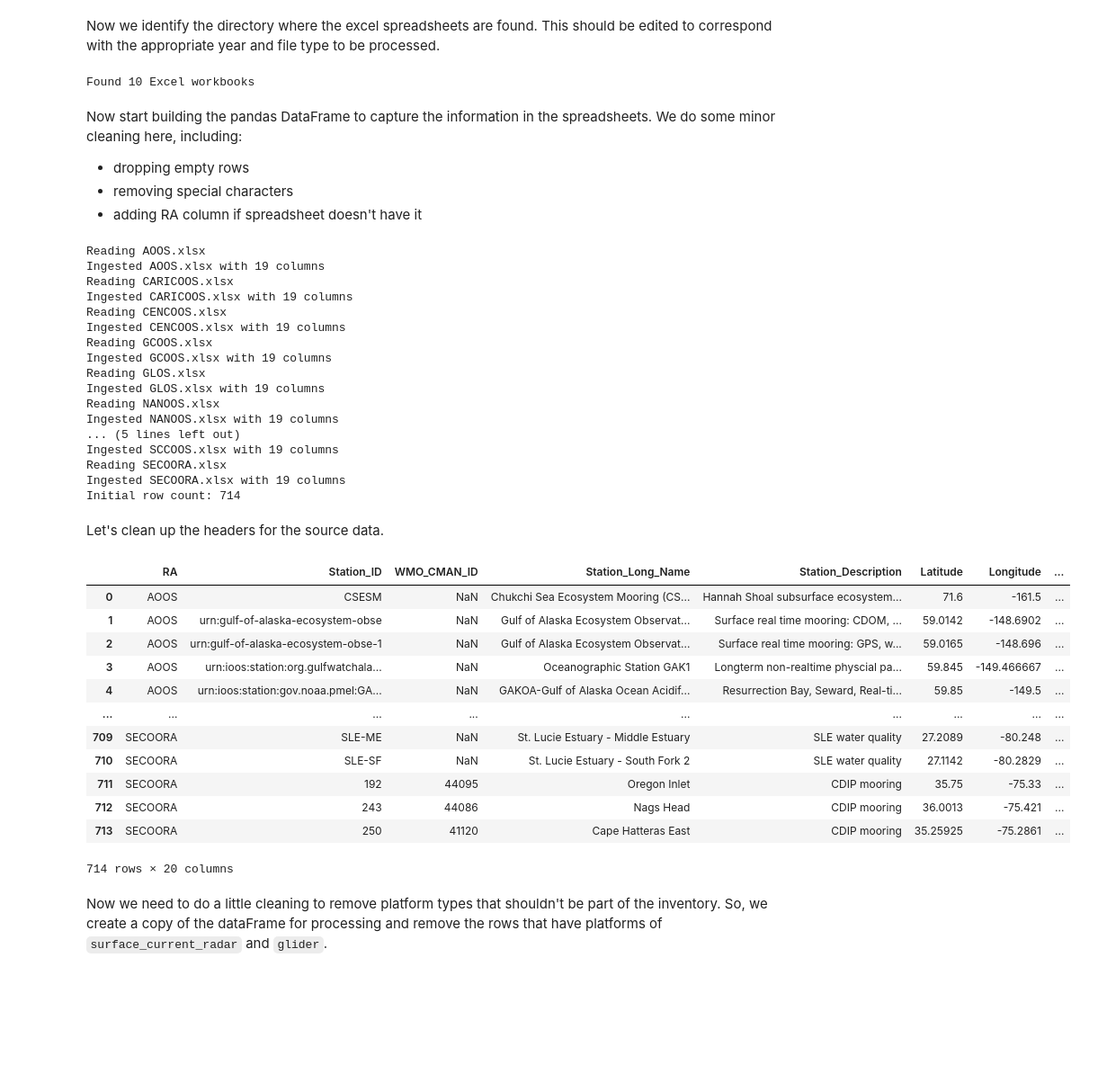
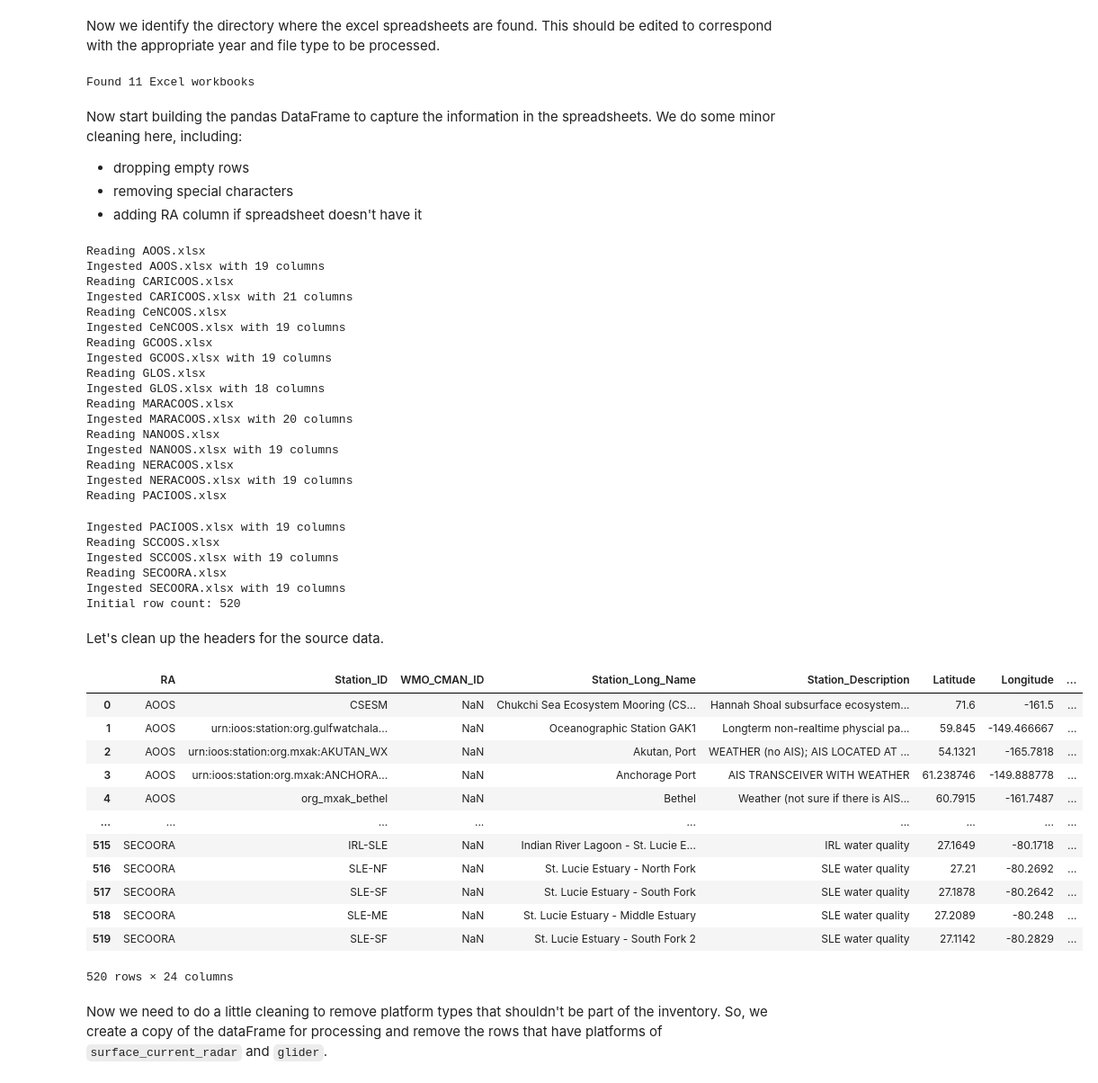
Before and after one commit to ioos/ioos-asset-inventory, a Jupyter notebook: inventory_creation.ipynb, the cells around one changed output. Shown at 90% size. Drawn from its saved outputs; the diff is of its cells as text; code cells hidden in the pictures; blank space fills up the shorter version.

```diff
--- a/inventory_creation.ipynb
+++ b/inventory_creation.ipynb
@@ -16,7 +16,7 @@ fiona.drvsupport.supported_drivers['LIBKML'] = 'rw'
 # %% [markdown]
 Now we identify the directory where the excel spreadsheets are found. This should be edited to correspond with the appropriate year and file type to be processed.
 # %%
-year = '2022'
+year = '2021'
 dir = year+'/data/processed/'
 all_files = os.listdir(dir)
 
@@ -26,7 +26,7 @@ files = [i for i in all_files if not regex.match(i)]
 
 print('Found %i Excel workbooks' % len(files))
 # %% [output]
-Found 10 Excel workbooks
+Found 11 Excel workbooks
 # %% [markdown]
 Now start building the pandas DataFrame to capture the information in the spreadsheets. We do some minor cleaning here, including:
  * dropping empty rows
@@ -73,60 +73,66 @@ print('Initial row count: %i' % df_raw.shape[0])
 Reading AOOS.xlsx
 Ingested AOOS.xlsx with 19 columns
 Reading CARICOOS.xlsx
-Ingested CARICOOS.xlsx with 19 columns
-Reading CENCOOS.xlsx
-Ingested CENCOOS.xlsx with 19 columns
+Ingested CARICOOS.xlsx with 21 columns
+Reading CeNCOOS.xlsx
+Ingested CeNCOOS.xlsx with 19 columns
 Reading GCOOS.xlsx
 Ingested GCOOS.xlsx with 19 columns
 Reading GLOS.xlsx
-Ingested GLOS.xlsx with 19 columns
+Ingested GLOS.xlsx with 18 columns
+Reading MARACOOS.xlsx
+Ingested MARACOOS.xlsx with 20 columns
 Reading NANOOS.xlsx
 Ingested NANOOS.xlsx with 19 columns
-... (5 lines left out)
-Ingested SCCOOS.xlsx with 19 columns
-Reading SECOORA.xlsx
-Ingested SECOORA.xlsx with 19 columns
-Initial row count: 714
+Reading NERACOOS.xlsx
+Ingested NERACOOS.xlsx with 19 columns
+Reading PACIOOS.xlsx
+Ingested PACIOOS.xlsx with 19 columns
+Reading SCCOOS.xlsx
+Ingested SCCOOS.xlsx with 19 columns
+Reading SECOORA.xlsx
+Ingested SECOORA.xlsx with 19 columns
+Initial row count: 520
-# %% [markdown]
-Let's clean up the headers for the source data.
+# %% [markdown]
+Let's clean up the headers for the source data.
 # %%
 columns = {
        'Station ID': 'Station_ID',
        'WMO ID or NWS/CMAN ID': 'WMO_CMAN_ID',
        'Station Long Name': 'Station_Long_Name',
        'Station Description': 'Station_Description',
        'Latitude (dec deg)': 'Latitude',
        'Longitude (dec deg)': 'Longitude',
        'Platform Type': 'Platform_Type',
        'Station Deployment (mm/yyyy, yyyy, < 5 yr, > 5 yr)': 'Station_Deployment',
        'Currently Operational? (Y, N, O, U)': 'Currently_Operational',
-       'Platform Funder/Sponsor': 'Plaform_Funder',
+       'Platform Funder/Sponsor': 'Platform_Funder',
        'RA Funding Involvement (Yf, Yp, N)':'RA_Funded',
-       'Platform Operator/Owner': 'Patform_Operator',
+       'Platform Operator/Owner': 'Platform_Operator',
        'Operator Sector': 'Operator_Sector',
        'Platform Maintainer': 'Platform_Maintainer',
        'Data Manager':'Data_Manager',
        'Variable Names + water column depth of measurement in meters [CF_name (# m, # m) or CF_name (mult) or CF_name (# depths)].': 'Variable_Names',
        'Additional notes': 'Additional_notes',
 }
 
 df_raw.rename(columns=columns, inplace=True)
 
 df_raw
 # %% [output]
 |  | RA | Station_ID | WMO_CMAN_ID | Station_Long_Name | Station_Description | Latitude | Longitude | ... |
 | 0 | AOOS | CSESM | NaN | Chukchi Sea Ecosystem Mooring (CS... | Hannah Shoal subsurface ecosystem... | 71.6 | -161.5 | ... |
-| 1 | AOOS | urn:gulf-of-alaska-ecosystem-obse | NaN | Gulf of Alaska Ecosystem Observat... | Surface real time mooring: CDOM, ... | 59.0142 | -148.6902 | ... |
-| 2 | AOOS | urn:gulf-of-alaska-ecosystem-obse-1 | NaN | Gulf of Alaska Ecosystem Observat... | Surface real time mooring: GPS, w... | 59.0165 | -148.696 | ... |
-| 3 | AOOS | urn:ioos:station:org.gulfwatchala... | NaN | Oceanographic Station GAK1 | Longterm non-realtime physcial pa... | 59.845 | -149.466667 | ... |
-| 4 | AOOS | urn:ioos:station:gov.noaa.pmel:GA... | NaN | GAKOA-Gulf of Alaska Ocean Acidif... | Resurrection Bay, Seward, Real-ti... | 59.85 | -149.5 | ... |
+| 1 | AOOS | urn:ioos:station:org.gulfwatchala... | NaN | Oceanographic Station GAK1 | Longterm non-realtime physcial pa... | 59.845 | -149.466667 | ... |
+| 2 | AOOS | urn:ioos:station:org.mxak:AKUTAN_WX | NaN | Akutan, Port | WEATHER (no AIS); AIS LOCATED AT ... | 54.1321 | -165.7818 | ... |
+| 3 | AOOS | urn:ioos:station:org.mxak:ANCHORA... | NaN | Anchorage Port | AIS TRANSCEIVER WITH WEATHER | 61.238746 | -149.888778 | ... |
+| 4 | AOOS | org_mxak_bethel | NaN | Bethel | Weather (not sure if there is AIS... | 60.7915 | -161.7487 | ... |
 | ... | ... | ... | ... | ... | ... | ... | ... | ... |
-| 709 | SECOORA | SLE-ME | NaN | St. Lucie Estuary - Middle Estuary | SLE water quality | 27.2089 | -80.248 | ... |
-| 710 | SECOORA | SLE-SF | NaN | St. Lucie Estuary - South Fork 2 | SLE water quality | 27.1142 | -80.2829 | ... |
-| 711 | SECOORA | 192 | 44095 | Oregon Inlet | CDIP mooring | 35.75 | -75.33 | ... |
-| 712 | SECOORA | 243 | 44086 | Nags Head | CDIP mooring | 36.0013 | -75.421 | ... |
-| 713 | SECOORA | 250 | 41120 | Cape Hatteras East | CDIP mooring | 35.25925 | -75.2861 | ... |
+| 515 | SECOORA | IRL-SLE | NaN | Indian River Lagoon - St. Lucie E... | IRL water quality | 27.1649 | -80.1718 | ... |
+| 516 | SECOORA | SLE-NF | NaN | St. Lucie Estuary - North Fork | SLE water quality | 27.21 | -80.2692 | ... |
+| 517 | SECOORA | SLE-SF | NaN | St. Lucie Estuary - South Fork | SLE water quality | 27.1878 | -80.2642 | ... |
+| 518 | SECOORA | SLE-ME | NaN | St. Lucie Estuary - Middle Estuary | SLE water quality | 27.2089 | -80.248 | ... |
+| 519 | SECOORA | SLE-SF | NaN | St. Lucie Estuary - South Fork 2 | SLE water quality | 27.1142 | -80.2829 | ... |
-714 rows × 20 columns
+520 rows × 24 columns
 # %% [markdown]
 Now we need to do a little cleaning to remove platform types that shouldn't be part of the inventory. So, we create a copy of the dataFrame for processing and remove the rows that have platforms of `surface_current_radar` and `glider`.
 # %%
```
Also changed, not shown: parts of 8 cells of this notebook, 12 other files.
